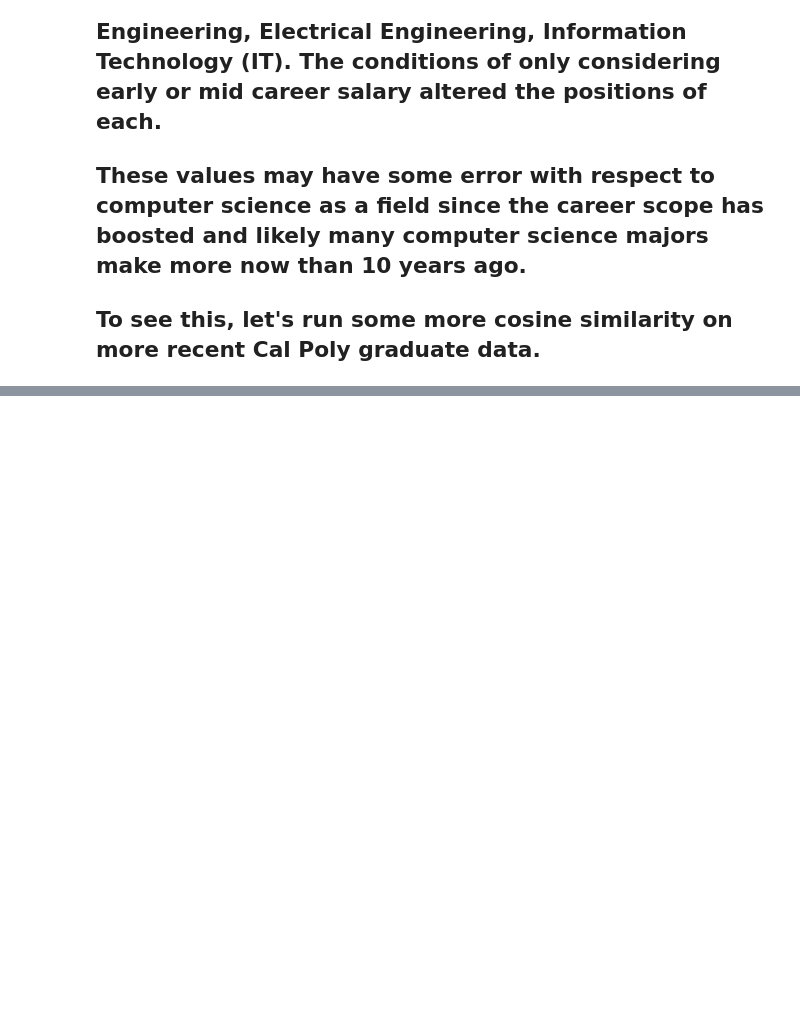
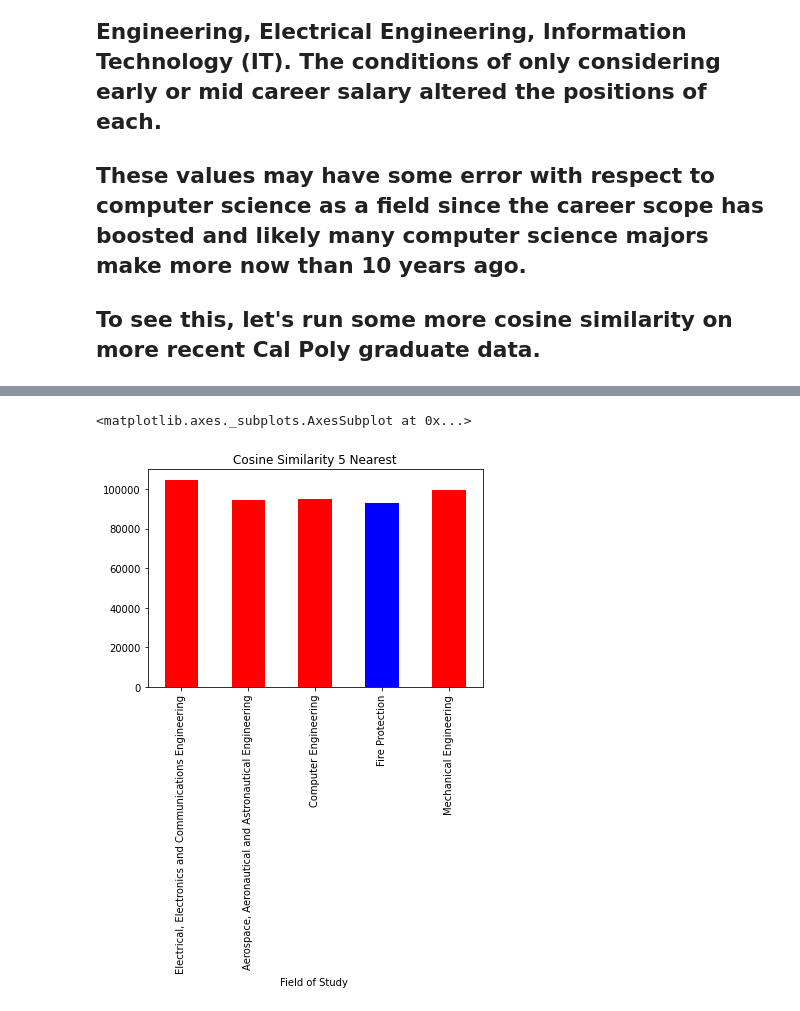
Before and after one commit to claravox/CSC466-project, a Jupyter notebook: Ava_466.ipynb, the cells around one changed output, grey strips where cells are left out. Saved outputs shown, nothing was run; the diff lists cells and outputs as text; code cells hidden in the pictures; blank space fills up the shorter version.

```diff
--- a/Ava_466.ipynb
+++ b/Ava_466.ipynb
@@ -262,0 +308,23 @@ df_closest
+# %%
+import sklearn.metrics.pairwise as sk
+x = pd.DataFrame(x).T
+similarities = sk.cosine_similarity(x, df_major_salary2)
+# %%
+similarity_vals = list(similarities[0])
+# %%
+skrecs = pd.DataFrame(df_major_salary.iloc[16])
+skrecs = skrecs.T
+
+import heapq
+input_list = similarity_vals
+number_of_elements = 6
+inds = []
+for val in heapq.nlargest(number_of_elements, input_list):
+  inds.append(similarity_vals.index(val))
+inds
+
+for i in inds:
+  newskrec = pd.DataFrame(df_major_salary.loc[i]).T
+  skrecs = pd.concat([skrecs,newskrec])
+skrecs = skrecs.drop(index = (16))
+skrecs
@@ -262,0 +386,8 @@ df_closest
+# %%
+import matplotlib.pyplot as plt
+import numpy as np
+eurecs2 =  eurecs[['Field of Study\xa0','Median Salary']]
+skrecs2 = skrecs[['Field of Study\xa0','Median Salary']]
+
+skrecs2['Median Salary'] = skrecs2['Median Salary'].astype(int)
+eurecs2['Median Salary'] = eurecs2['Median Salary'].astype(int)
@@ -262,0 +405,6 @@ df_closest
+# %%
+# Plotting the Recommended based on the two distances
+skrecs2.plot.bar(x='Field of Study\xa0', y='Median Salary', title = 'Cosine Similarity 5 Nearest', color=['red','red','red','blue','red'], legend=False)
+# %% [output]
+<matplotlib.axes._subplots.AxesSubplot at 0x...>
+[figure, added]
```
Also changed, not shown: parts of 25 cells of this notebook.
